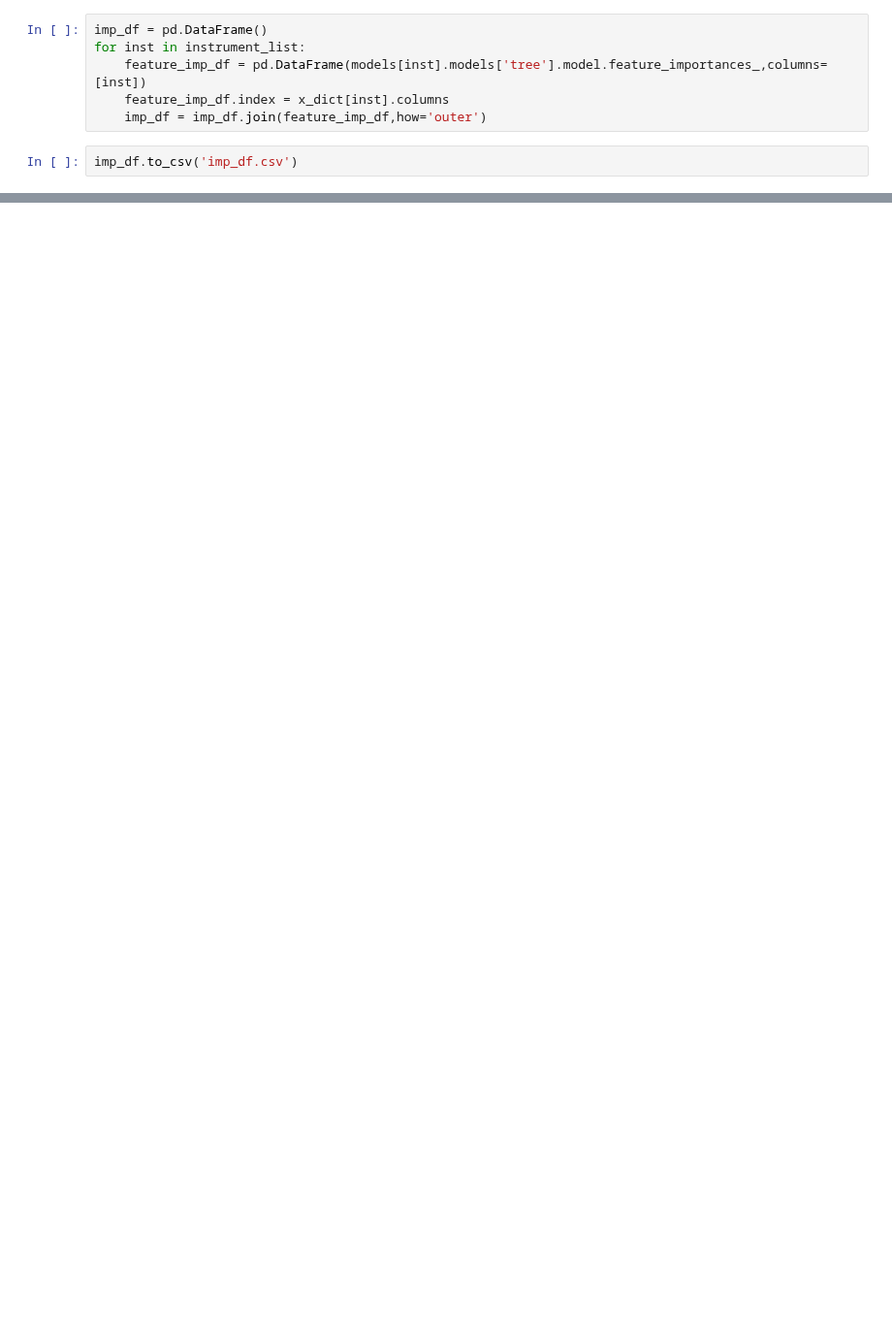
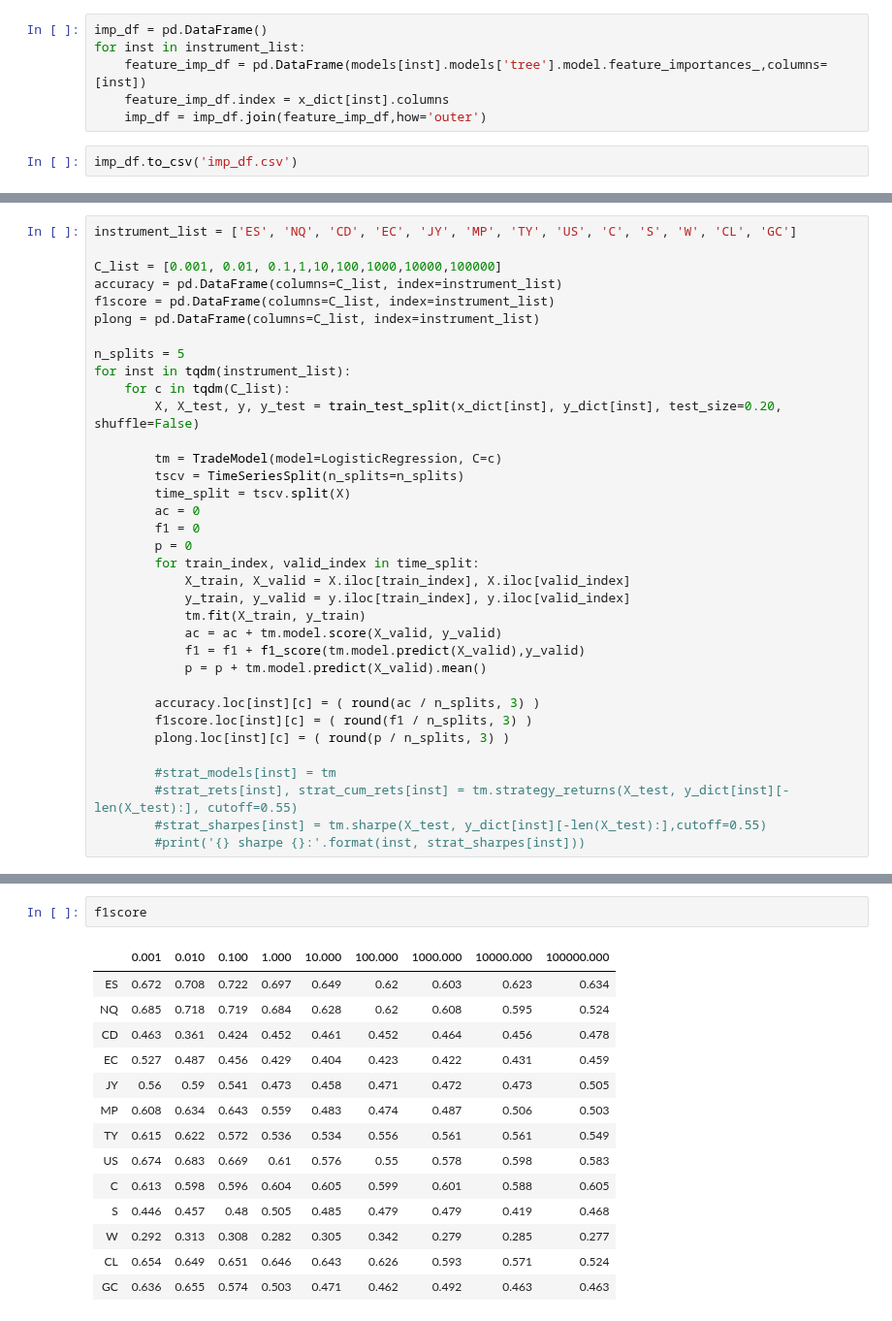
Before and after one commit to QuantCS109/TrumpTweets, a Jupyter notebook: notebooks_modelling/all_models.ipynb, the cells around one changed output, grey strips where cells are left out. Shown at 97% size. Drawn from its saved outputs; the diff is of its cells as text; blank space fills up the shorter version.

Commit message:
(feat) Logistic regression CV in all_models

```diff
--- a/notebooks_modelling/all_models.ipynb
+++ b/notebooks_modelling/all_models.ipynb
@@ -141,0 +161,35 @@ imp_df.to_csv('imp_df.csv')
+# %%
+instrument_list = ['ES', 'NQ', 'CD', 'EC', 'JY', 'MP', 'TY', 'US', 'C', 'S', 'W', 'CL', 'GC']
+
+C_list = [0.001, 0.01, 0.1,1,10,100,1000,10000,100000]
+accuracy = pd.DataFrame(columns=C_list, index=instrument_list)
+f1score = pd.DataFrame(columns=C_list, index=instrument_list)
+plong = pd.DataFrame(columns=C_list, index=instrument_list)
+
+n_splits = 5
+for inst in tqdm(instrument_list):
+    for c in tqdm(C_list):
+        X, X_test, y, y_test = train_test_split(x_dict[inst], y_dict[inst], test_size=0.20, shuffle=False)
+
+        tm = TradeModel(model=LogisticRegression, C=c)
+        tscv = TimeSeriesSplit(n_splits=n_splits)
+        time_split = tscv.split(X)
+        ac = 0
+        f1 = 0
+        p = 0
+        for train_index, valid_index in time_split:
+            X_train, X_valid = X.iloc[train_index], X.iloc[valid_index]
+            y_train, y_valid = y.iloc[train_index], y.iloc[valid_index]
+            tm.fit(X_train, y_train)
+            ac = ac + tm.model.score(X_valid, y_valid)
+            f1 = f1 + f1_score(tm.model.predict(X_valid),y_valid)
+            p = p + tm.model.predict(X_valid).mean()
+
+        accuracy.loc[inst][c] = ( round(ac / n_splits, 3) )
+        f1score.loc[inst][c] = ( round(f1 / n_splits, 3) )
+        plong.loc[inst][c] = ( round(p / n_splits, 3) )
+
+        #strat_models[inst] = tm
+        #strat_rets[inst], strat_cum_rets[inst] = tm.strategy_returns(X_test, y_dict[inst][-len(X_test):], cutoff=0.55)
+        #strat_sharpes[inst] = tm.sharpe(X_test, y_dict[inst][-len(X_test):],cutoff=0.55)
+        #print('{} sharpe {}:'.format(inst, strat_sharpes[inst]))
@@ -141,0 +213,17 @@ imp_df.to_csv('imp_df.csv')
+# %%
+f1score
+# %% [output]
+|  | 0.001 | 0.010 | 0.100 | 1.000 | 10.000 | 100.000 | 1000.000 | 10000.000 | 100000.000 |
+| ES | 0.672 | 0.708 | 0.722 | 0.697 | 0.649 | 0.62 | 0.603 | 0.623 | 0.634 |
+| NQ | 0.685 | 0.718 | 0.719 | 0.684 | 0.628 | 0.62 | 0.608 | 0.595 | 0.524 |
+| CD | 0.463 | 0.361 | 0.424 | 0.452 | 0.461 | 0.452 | 0.464 | 0.456 | 0.478 |
+| EC | 0.527 | 0.487 | 0.456 | 0.429 | 0.404 | 0.423 | 0.422 | 0.431 | 0.459 |
+| JY | 0.56 | 0.59 | 0.541 | 0.473 | 0.458 | 0.471 | 0.472 | 0.473 | 0.505 |
+| MP | 0.608 | 0.634 | 0.643 | 0.559 | 0.483 | 0.474 | 0.487 | 0.506 | 0.503 |
+| TY | 0.615 | 0.622 | 0.572 | 0.536 | 0.534 | 0.556 | 0.561 | 0.561 | 0.549 |
+| US | 0.674 | 0.683 | 0.669 | 0.61 | 0.576 | 0.55 | 0.578 | 0.598 | 0.583 |
+| C | 0.613 | 0.598 | 0.596 | 0.604 | 0.605 | 0.599 | 0.601 | 0.588 | 0.605 |
+| S | 0.446 | 0.457 | 0.48 | 0.505 | 0.485 | 0.479 | 0.479 | 0.419 | 0.468 |
+| W | 0.292 | 0.313 | 0.308 | 0.282 | 0.305 | 0.342 | 0.279 | 0.285 | 0.277 |
+| CL | 0.654 | 0.649 | 0.651 | 0.646 | 0.643 | 0.626 | 0.593 | 0.571 | 0.524 |
+| GC | 0.636 | 0.655 | 0.574 | 0.503 | 0.471 | 0.462 | 0.492 | 0.463 | 0.463 |
```
Also changed, not shown: parts of 14 cells of this notebook, 3 other files.
